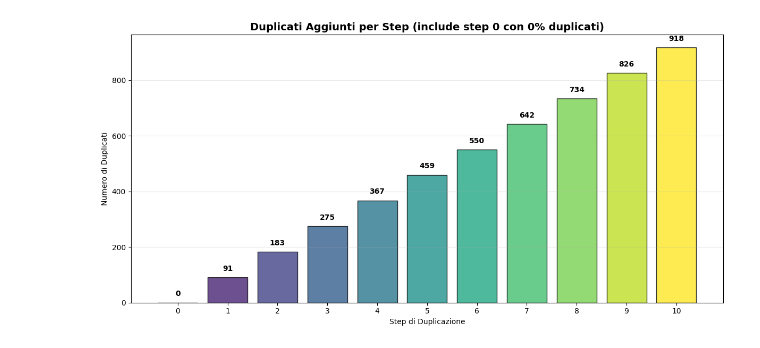
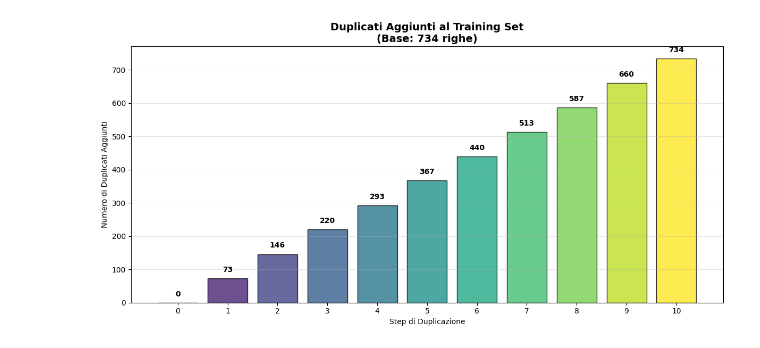
Before and after one commit to andreaspagnolo/architetture_dati, a Jupyter notebook: duplicate_values.ipynb, the cells around one changed output. Saved outputs shown, nothing was run; the diff lists cells and outputs as text; code cells hidden in the pictures.

```diff
--- a/duplicate_values.ipynb
+++ b/duplicate_values.ipynb
@@ -119,38 +147,42 @@ duplicated_dfs = progressive_duplicate(df, steps=10, random_state=42)
-# %%
-# Funzione visualizzazione righe duplicate
-def simple_duplication_plot(df, duplicated_dfs, steps=10):
-    """
-    Crea un grafico semplice per visualizzare la crescita del dataset
-    Include ora lo step 0 con 0% duplicati
-    """
-    original_size = len(df)
-    step_numbers = list(range(0, steps + 1))  # 0, 1, 2, ..., 10
-    dataset_sizes = [len(df_dup) for df_dup in duplicated_dfs]
-
-    # Subplot 1: Duplicati aggiunti
-    plt.figure(figsize=(12, 6))
-    duplicate_counts = [size - original_size for size in dataset_sizes]
-    colors = plt.cm.viridis(np.linspace(0, 1, len(duplicate_counts)))
-    bars = plt.bar(step_numbers, duplicate_counts, color=colors, edgecolor='black', alpha=0.8)
-
-    # Aggiungi etichette
-    for bar, count in zip(bars, duplicate_counts):
-        plt.text(bar.get_x() + bar.get_width()/2, bar.get_height() + max(duplicate_counts)*0.02,
-                str(count), ha='center', va='bottom', fontweight='bold')
-
-    plt.title('Duplicati Aggiunti per Step (include step 0 con 0% duplicati)', fontsize=14, fontweight='bold')
-    plt.xlabel('Step di Duplicazione')
-    plt.ylabel('Numero di Duplicati')
-    plt.xticks(step_numbers)  # Mostra tutti gli step da 0 a 10
-    plt.grid(True, alpha=0.3, axis='y')
-
-    plt.tight_layout()
-    plt.show()
-
-# Esempio d'uso per il grafico semplice:
-simple_duplication_plot(df, duplicated_dfs, steps=10)
-# %% [output]
-[figure, removed]
+# %%
+def simple_duplication_plot(duplicated_dfs, steps=10):
+    # 1. Deduce original size from the first dataframe (Clean Training Set)
+    original_size = len(duplicated_dfs[0])
+
+    step_numbers = list(range(0, steps + 1))
+    dataset_sizes = [len(df_dup) for df_dup in duplicated_dfs]
+
+    # Subplot: Duplicati aggiunti
+    plt.figure(figsize=(12, 6))
+
+    # Calculate difference relative to the STARTING training set
+    duplicate_counts = [size - original_size for size in dataset_sizes]
+
+    colors = plt.cm.viridis(np.linspace(0, 1, len(duplicate_counts)))
+    bars = plt.bar(step_numbers, duplicate_counts, color=colors, edgecolor='black', alpha=0.8)
+
+    # Aggiungi etichette
+    for bar, count in zip(bars, duplicate_counts):
+        # Handle case where count is 0 (to avoid text placement errors)
+        height = bar.get_height()
+        y_pos = height + (max(duplicate_counts) * 0.02 if max(duplicate_counts) > 0 else 0.5)
+
+        plt.text(bar.get_x() + bar.get_width()/2, y_pos,
+                str(count), ha='center', va='bottom', fontweight='bold')
+
+    plt.title(f'Duplicati Aggiunti al Training Set\n(Base: {original_size} righe)', fontsize=14, fontweight='bold')
+    plt.xlabel('Step di Duplicazione')
+    plt.ylabel('Numero di Duplicati Aggiunti')
+    plt.xticks(step_numbers)
+    plt.grid(True, alpha=0.3, axis='y')
+
+    plt.tight_layout()
+    plt.show()
+
+# Use the list of training dataframes you created
+simple_duplication_plot(duplicated_dfs, steps=10)
+# %% [output]
+[figure, added]
 # %%
 from sklearn.metrics import accuracy_score, precision_score, recall_score, f1_score, confusion_matrix
 
```
Also changed, not shown: parts of 9 cells of this notebook.
